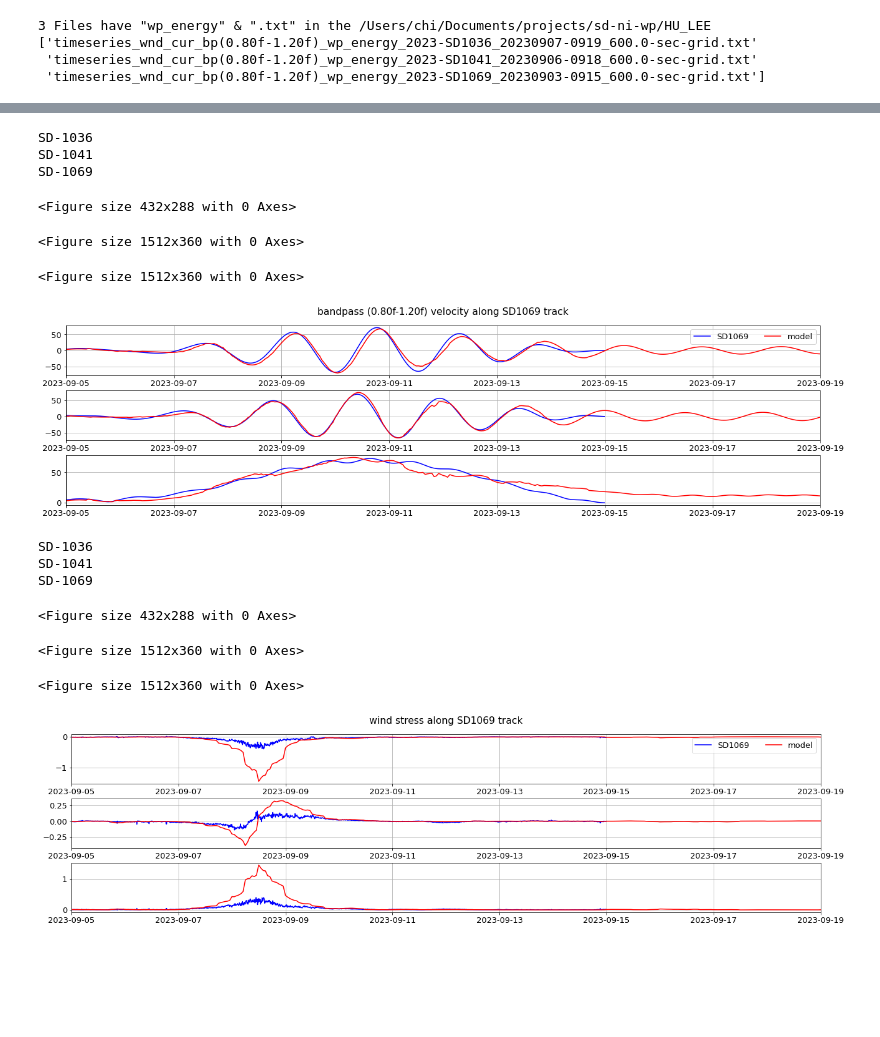
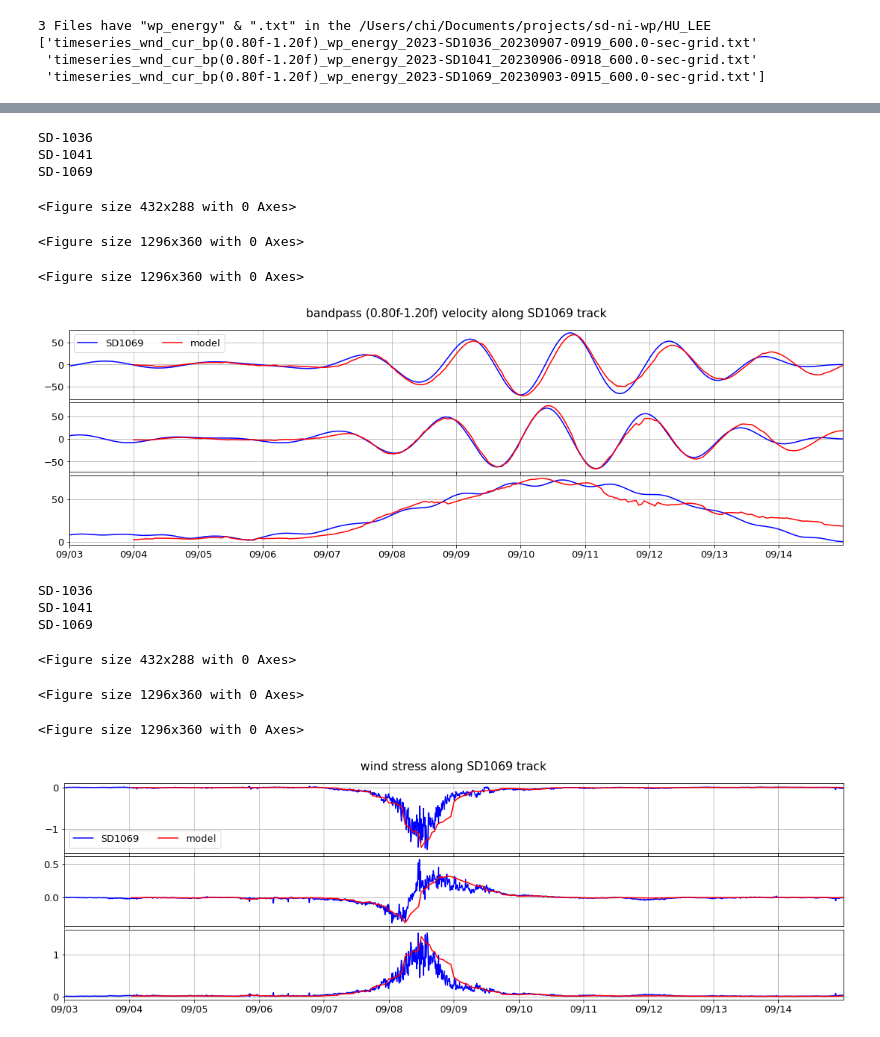
Before and after one commit to nanhsunchi/sd-ni-wp, a Jupyter notebook: HU_LEE/plot_timeseries_bp_vel.ipynb, the cells around one changed output, grey strips where cells are left out. Cells and saved outputs as stored; diff of their text form; code cells hidden in the pictures; blank space fills up the shorter version.

```diff
--- a/HU_LEE/plot_timeseries_bp_vel.ipynb
+++ b/HU_LEE/plot_timeseries_bp_vel.ipynb
@@ -56,0 +20,15 @@ for 20230904-20230921, 10.0N-45.0N_-80.0--40.0
+# %%
+''' figure settings '''
+year = '2023'
+tlim_plot = [[datetime.datetime(int(year),9,7), datetime.datetime(int(year),9,19)],\
+             [datetime.datetime(int(year),9,6), datetime.datetime(int(year),9,18)],\
+                [datetime.datetime(int(year),9,3), datetime.datetime(int(year),9,15)]]
+nday_plot = [(item[1]-item[0]).days for item in tlim_plot]
+print(tlim_plot)
+print(nday_plot,'days')
+tticks = [[item[0]+datetime.timedelta(days=j) for j in range(nday_plot[i])] for i, item in enumerate(tlim_plot)]
+tticks_label = [[subitem.strftime('%m/%d') for subitem in item] for item in tticks]
+# for item in tticks:
+#    print(item)
+# for item in tticks_label:
+#    print(item)
@@ -73,6 +90,6 @@ print(fnpos)
 # %%
 ''' compare time series of plot SD's bandpass velocity with model's '''
-dtime_plot = [datetime.datetime(int(year),9,5), datetime.datetime(int(year),9,19)]
+# tlim_plot[i] = [datetime.datetime(int(year),9,5), datetime.datetime(int(year),9,19)]
 ''' plot settings '''
 nrow = 3; ncol = 1
 ubp_SDs_in_model = []
@@ -84,9 +101,9 @@ for i, file in enumerate( fnpos ):
     id = file.find('-SD')
     platf_num_SD.append(file[id+3:id+7])
     dtime_this_SD = np.array( [datetime.datetime.fromtimestamp(dataSD[i,0]) for i in range(dataSD.shape[0])] )
-    itSD = np.where( (dtime_this_SD>= dtime_plot[0]) & (dtime_this_SD< dtime_plot[1]) )[0]
+    itSD = np.where( (dtime_this_SD>= tlim_plot[i][0]) & (dtime_this_SD< tlim_plot[i][1]) )[0]
     if len(itSD) == 0:
-        print('No SD-'+platf_num_SD[-1],' data for',dtime_plot[0],'-',dtime_plot[1])
+        print('No SD-'+platf_num_SD[-1],' data for',tlim_plot[i][0],'-',tlim_plot[i][1])
     else:
         print('SD-'+platf_num_SD[-1])
         ''' find collocated model values following SD '''
@@ -106,45 +123,48 @@ for i, file in enumerate( fnpos ):
 
         ''' plot bandpass velocity '''
         plt.clf()
         plt.rcParams.update({'font.size': 13})
         fig, ax = plt.subplots(nrows=nrow,ncols=ncol)
-        plt.gcf().set_size_inches(21, 5)
+        plt.gcf().set_size_inches(18, 5)
         ''' u_bp '''
         plt.subplot(nrow,ncol,1)
-        plt.plot(dtime_this_SD, dataSD[:,7],color='b',label='SD'+platf_num_SD[-1])
+        plt.plot(dtime_this_SD, dataSD[:,9],color='b',label='SD'+platf_num_SD[-1])
         plt.plot(dtime_model, ubp_this_model,color='r',label='model')
         ''' v_bp '''
         plt.subplot(nrow,ncol,2)
-        plt.plot(dtime_this_SD, dataSD[:,8],color='b')
+        plt.plot(dtime_this_SD, dataSD[:,10],color='b')
         plt.plot(dtime_model, vbp_this_model,color='r')
         ''' total bp vel. '''
         plt.subplot(nrow,ncol,3)
-        test = np.sqrt( np.square(dataSD[:,7]) + np.square(dataSD[:,8]) )
+        test = np.sqrt( np.square(dataSD[:,9]) + np.square(dataSD[:,10]) )
         plt.plot(dtime_this_SD, test,color='b')
         test = np.sqrt( np.square(ubp_this_model) + np.square(vbp_this_model) )
         plt.plot(dtime_model, test, color='r')
         for p in range(nrow):
             plt.subplot(nrow,ncol,p+1)
-            plt.xlim(dtime_plot)
             plt.grid()
             if p == 0:
                 plt.legend(ncol=2,loc='best')
+            plt.xlim(tlim_plot[i])
+            plt.xticks(tticks[i])
+            plt.gca().set_xticklabels(tticks_label[i])
+            if p-1 < 1:
+                plt.gca().set_xticklabels([])
         ''' save figure '''
         plt.suptitle('bandpass ({:.2f}f-{:.2f}f) velocity along SD'.format(n_f[0],n_f[1])+platf_num_SD[-1]+' track')
-        plt.subplots_adjust(left=0.1,bottom=0.1,right=0.9,top=0.9,wspace=0.1,hspace=0.3)
+        plt.subplots_adjust(left=0.1,bottom=0.1,right=0.9,top=0.9,wspace=0.1,hspace=0.05)
         plt.savefig('timeseries_bp({:.2f}f-{:.2f}f)_vel_model_SD'.format(n_f[0],n_f[1])+platf_num_SD[-1]+'.png',dpi=400,bbox_inches='tight')
         # break
 # %% [output]
 SD-1036
 SD-1041
 SD-1069
 <Figure size 432x288 with 0 Axes>
-<Figure size 1512x360 with 0 Axes>
+<Figure size 1296x360 with 0 Axes>
-<Figure size 1512x360 with 0 Axes>
+<Figure size 1296x360 with 0 Axes>
-[figure, old version]
+[figure, new version]
 # %%
 ''' compare time series of plot SD's wind stress with model's '''
-dtime_plot = [datetime.datetime(int(year),9,5), datetime.datetime(int(year),9,19)]
 ''' plot settings '''
 nrow = 3; ncol = 1
 taux_SDs_in_model = []
@@ -157,9 +177,9 @@ for i, file in enumerate( fnpos ):
     id = file.find('-SD')
     platf_num_SD.append(file[id+3:id+7])
     dtime_this_SD = np.array( [datetime.datetime.fromtimestamp(dataSD[i,0]) for i in range(dataSD.shape[0])] )
-    itSD = np.where( (dtime_this_SD>= dtime_plot[0]) & (dtime_this_SD< dtime_plot[1]) )[0]
+    itSD = np.where( (dtime_this_SD>= tlim_plot[i][0]) & (dtime_this_SD< tlim_plot[i][1]) )[0]
     if len(itSD) == 0:
-        print('No SD-'+platf_num_SD[-1],' data for',dtime_plot[0],'-',dtime_plot[1])
+        print('No SD-'+platf_num_SD[-1],' data for',tlim_plot[i][0],'-',tlim_plot[i][1])
     else:
         print('SD-'+platf_num_SD[-1])
         ''' find collocated model values following SD '''
@@ -183,30 +203,34 @@ for i, file in enumerate( fnpos ):
         plt.clf()
         plt.rcParams.update({'font.size': 13})
         fig, ax = plt.subplots(nrows=nrow,ncols=ncol)
-        plt.gcf().set_size_inches(21, 5)
-        ''' u_bp '''
+        plt.gcf().set_size_inches(18, 5)
+        ''' taux (use 10m) '''
         plt.subplot(nrow,ncol,1)
-        plt.plot(dtime_this_SD, dataSD[:,3],color='b',label='SD'+platf_num_SD[-1])
+        plt.plot(dtime_this_SD, dataSD[:,5],color='b',label='SD'+platf_num_SD[-1])
         plt.plot(dtime_model, taux_this_model,color='r',label='model')
-        ''' v_bp '''
+        ''' tauy (v 10m) '''
         plt.subplot(nrow,ncol,2)
-        plt.plot(dtime_this_SD, dataSD[:,4],color='b')
+        plt.plot(dtime_this_SD, dataSD[:,6],color='b')
         plt.plot(dtime_model, tauy_this_model,color='r')
-        ''' total bp vel. '''
+        ''' total tau '''
         plt.subplot(nrow,ncol,3)
-        test = np.sqrt( np.square(dataSD[:,3]) + np.square(dataSD[:,4]) )
+        test = np.sqrt( np.square(dataSD[:,5]) + np.square(dataSD[:,6]) )
         plt.plot(dtime_this_SD, test,color='b')
         test = np.sqrt( np.square(taux_this_model) + np.square(tauy_this_model) )
         plt.plot(dtime_model, test, color='r')
         for p in range(nrow):
             plt.subplot(nrow,ncol,p+1)
-            plt.xlim(dtime_plot)
             plt.grid()
             if p == 0:
                 plt.legend(ncol=2,loc='best')
+            plt.xlim(tlim_plot[i])
+            plt.xticks(tticks[i])
+            plt.gca().set_xticklabels(tticks_label[i])
+            if p-1 < 1:
+                plt.gca().set_xticklabels([])
         ''' save figure '''
         plt.suptitle('wind stress along SD'+platf_num_SD[-1]+' track')
-        plt.subplots_adjust(left=0.1,bottom=0.1,right=0.9,top=0.9,wspace=0.1,hspace=0.3)
+        plt.subplots_adjust(left=0.1,bottom=0.1,right=0.9,top=0.9,wspace=0.1,hspace=0.05)
         plt.savefig('timeseries_windstress_model_SD'+platf_num_SD[-1]+'.png',dpi=400,bbox_inches='tight')
         # break
 # %% [output]
@@ -214,8 +238,8 @@ SD-1036
 SD-1041
 SD-1069
 <Figure size 432x288 with 0 Axes>
-<Figure size 1512x360 with 0 Axes>
+<Figure size 1296x360 with 0 Axes>
-<Figure size 1512x360 with 0 Axes>
+<Figure size 1296x360 with 0 Axes>
-[figure, old version]
+[figure, new version]
 # %%
 ''' compute wind power & accumulated energy along SD tracks '''
```
Also changed, not shown: parts of 4 cells of this notebook, 9 other files.
